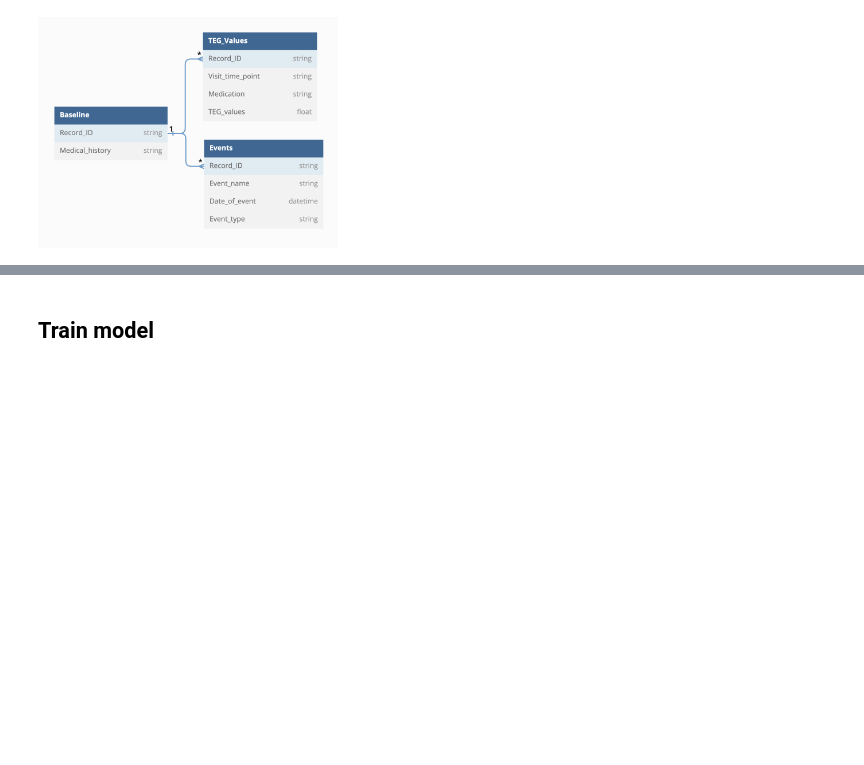
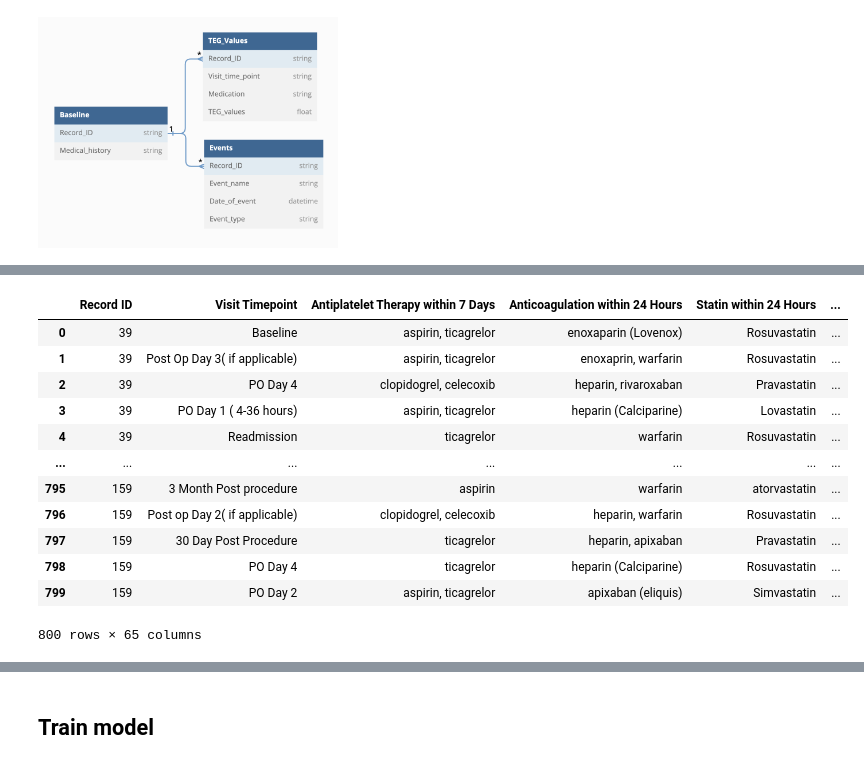
Before and after one commit to kstack21/CapstoneC2023, a Jupyter notebook: steps.ipynb, the cells around one changed output, grey strips where cells are left out. Drawn from its saved outputs; the diff is of its cells as text; code cells hidden in the pictures; blank space fills up the shorter version.

Commit message:
Notebook for data transformations

```diff
--- a/steps.ipynb
+++ b/steps.ipynb
@@ -89,0 +58,18 @@ merged_df
+# %%
+# Copy data from baseline to teg values
+merged_df = tegValues_df.merge(baseline_df, on='Record ID', how='outer')
+merged_df
+# %% [output]
+|  | Record ID | Visit Timepoint | Antiplatelet Therapy within 7 Days | Anticoagulation within 24 Hours | Statin within 24 Hours | ... |
+| 0 | 39 | Baseline | aspirin, ticagrelor | enoxaparin (Lovenox) | Rosuvastatin | ... |
+| 1 | 39 | Post Op Day 3( if applicable) | aspirin, ticagrelor | enoxaprin, warfarin | Rosuvastatin | ... |
+| 2 | 39 | PO Day 4 | clopidogrel, celecoxib | heparin, rivaroxaban | Pravastatin | ... |
+| 3 | 39 | PO Day 1 ( 4-36 hours) | aspirin, ticagrelor | heparin (Calciparine) | Lovastatin | ... |
+| 4 | 39 | Readmission | ticagrelor | warfarin | Rosuvastatin | ... |
+| ... | ... | ... | ... | ... | ... | ... |
+| 795 | 159 | 3 Month Post procedure | aspirin | warfarin | atorvastatin | ... |
+| 796 | 159 | Post op Day 2( if applicable) | clopidogrel, celecoxib | heparin, warfarin | Rosuvastatin | ... |
+| 797 | 159 | 30 Day Post Procedure | ticagrelor | heparin, apixaban | Pravastatin | ... |
+| 798 | 159 | PO Day 4 | ticagrelor | heparin (Calciparine) | Rosuvastatin | ... |
+| 799 | 159 | PO Day 2 | aspirin, ticagrelor | apixaban (eliquis) | Simvastatin | ... |
+800 rows × 65 columns
```
Also changed, not shown: parts of 15 cells of this notebook, 5 other files.
